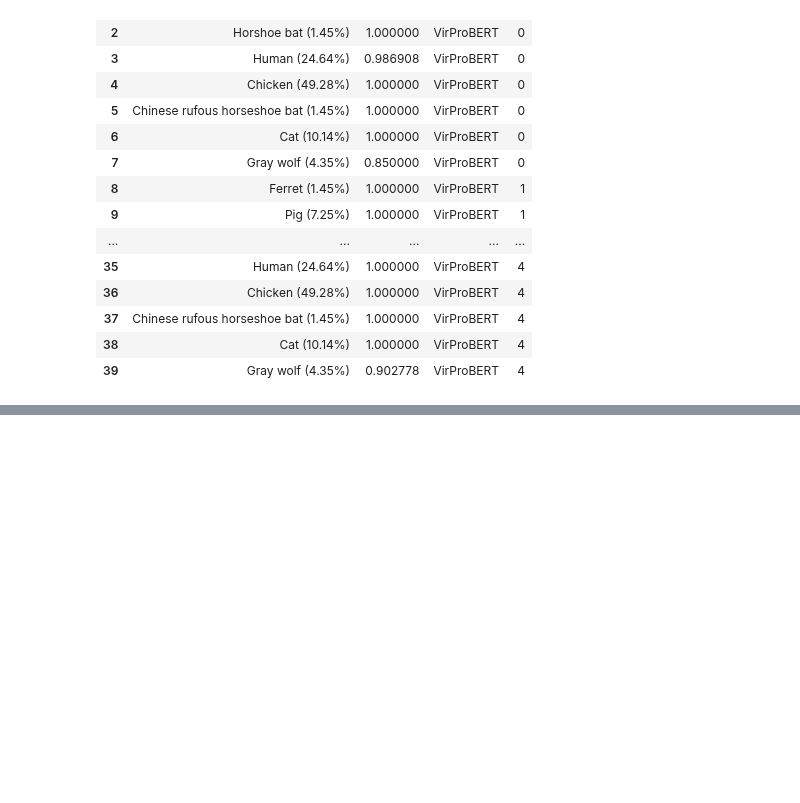
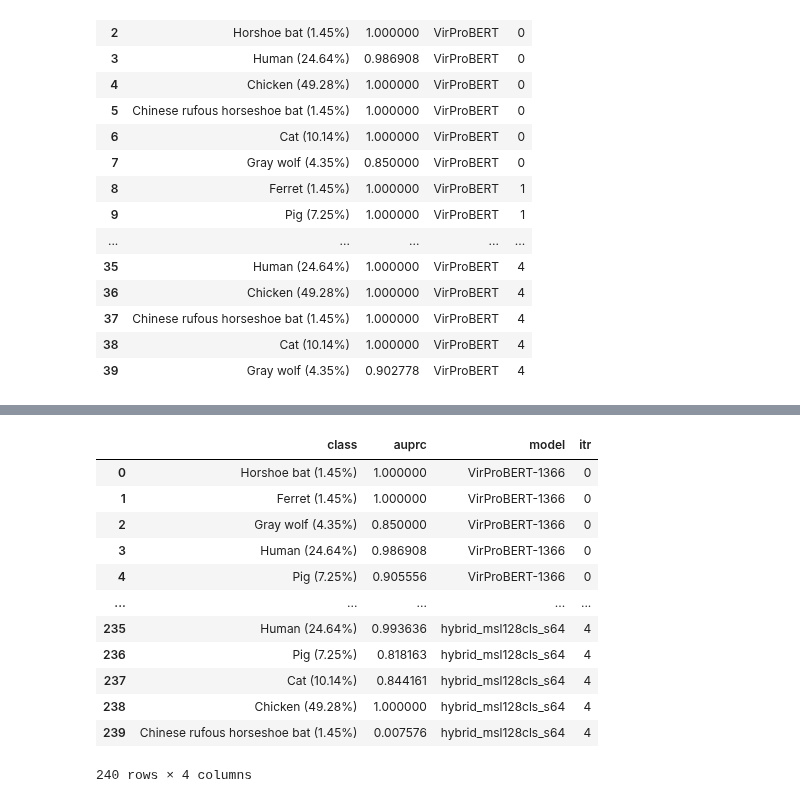
Before and after one commit to NSF-COMPASS-Center/HAVEN, a Jupyter notebook: src/jupyter_notebooks/results-analysis/coronaviridae/embl/coronaviridae_s_prot_uniref90_all_models_auprc_analysis.ipynb, the cells around one changed output, grey strips where cells are left out. Drawn from its saved outputs; the diff is of its cells as text; code cells hidden in the pictures; blank space fills up the shorter version.

```diff
--- a/src/jupyter_notebooks/results-analysis/coronaviridae/embl/coronaviridae_s_prot_uniref90_all_models_auprc_analysis.ipynb
+++ b/src/jupyter_notebooks/results-analysis/coronaviridae/embl/coronaviridae_s_prot_uniref90_all_models_auprc_analysis.ipynb
@@ -278,0 +265,16 @@ virprobert_auprc_results_df[["class", "auprc"]].groupby("class").mean("auprc")
+# %%
+auprc_results_df
+# %% [output]
+|  | class | auprc | model | itr |
+| 0 | Horshoe bat (1.45%) | 1.000000 | VirProBERT-1366 | 0 |
+| 1 | Ferret (1.45%) | 1.000000 | VirProBERT-1366 | 0 |
+| 2 | Gray wolf (4.35%) | 0.850000 | VirProBERT-1366 | 0 |
+| 3 | Human (24.64%) | 0.986908 | VirProBERT-1366 | 0 |
+| 4 | Pig (7.25%) | 0.905556 | VirProBERT-1366 | 0 |
+| ... | ... | ... | ... | ... |
+| 235 | Human (24.64%) | 0.993636 | hybrid_msl128cls_s64 | 4 |
+| 236 | Pig (7.25%) | 0.818163 | hybrid_msl128cls_s64 | 4 |
+| 237 | Cat (10.14%) | 0.844161 | hybrid_msl128cls_s64 | 4 |
+| 238 | Chicken (49.28%) | 1.000000 | hybrid_msl128cls_s64 | 4 |
+| 239 | Chinese rufous horseshoe bat (1.45%) | 0.007576 | hybrid_msl128cls_s64 | 4 |
+240 rows × 4 columns
```
Also changed, not shown: parts of 19 cells of this notebook.
